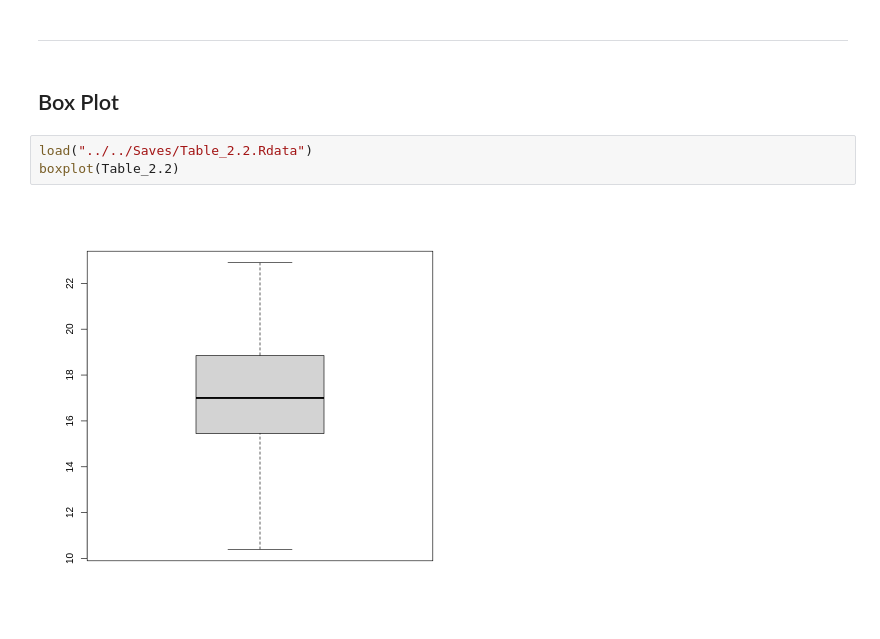
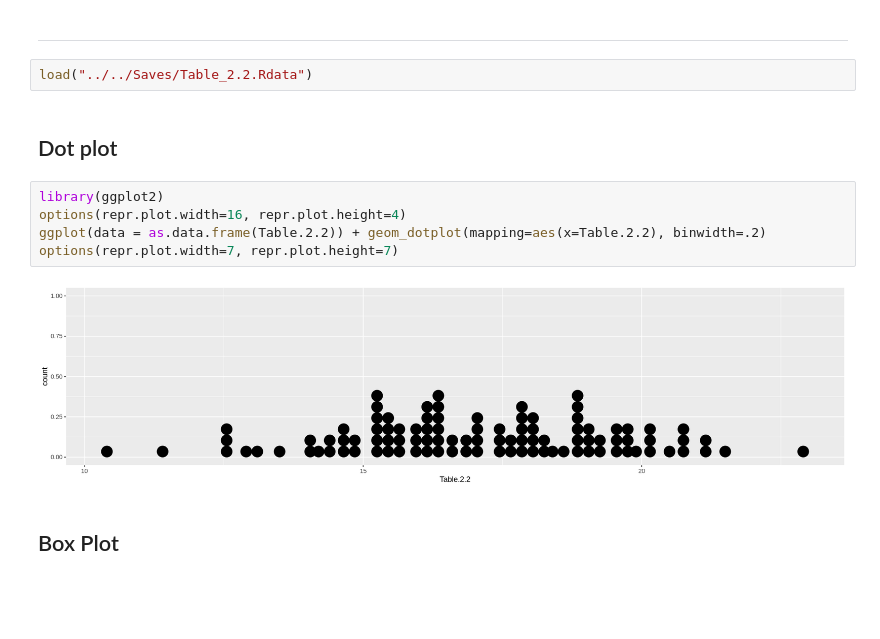
Before and after one commit to jbennett7/Statistics, a Jupyter notebook: 02 Chapter 2 Frequency Distributions/01 Text/10 Dot Plots and Box Plots.ipynb, the cells around one changed output. Cells and saved outputs as stored; diff of their text form; blank space fills up the shorter version.

```diff
--- a/02 Chapter 2 Frequency Distributions/01 Text/10 Dot Plots and Box Plots.ipynb
+++ b/02 Chapter 2 Frequency Distributions/01 Text/10 Dot Plots and Box Plots.ipynb
@@ -7,10 +7,16 @@ A symmetrically distributed set of data is said to have a _normal_ or _bell-shap
 The histogram, dot plot, box plot, and stem-and-leaf plot are used with quantitative data. _Quantitative research data_ is obtained from measuring. _Qualitative research data_ gives classes or categories for your data values. If your data is qualitative, other techniques are used to graphically display your data.
 # %% [markdown]
 ---
+# %%
+load("../../Saves/Table_2.2.Rdata")
+# %% [markdown]
+## Dot plot
+# %%
+library(ggplot2)
+options(repr.plot.width=16, repr.plot.height=4)
+ggplot(data = as.data.frame(Table.2.2)) + geom_dotplot(mapping=aes(x=Table.2.2), binwidth=.2)
+options(repr.plot.width=7, repr.plot.height=7)
+# %% [output]
+[figure, added]
 # %% [markdown]
 ## Box Plot
-# %%
-load("../../Saves/Table_2.2.Rdata")
-boxplot(Table_2.2)
-# %% [output]
-[figure, removed]
```
Also changed, not shown: parts of 1 cell of this notebook, 8 other files.
